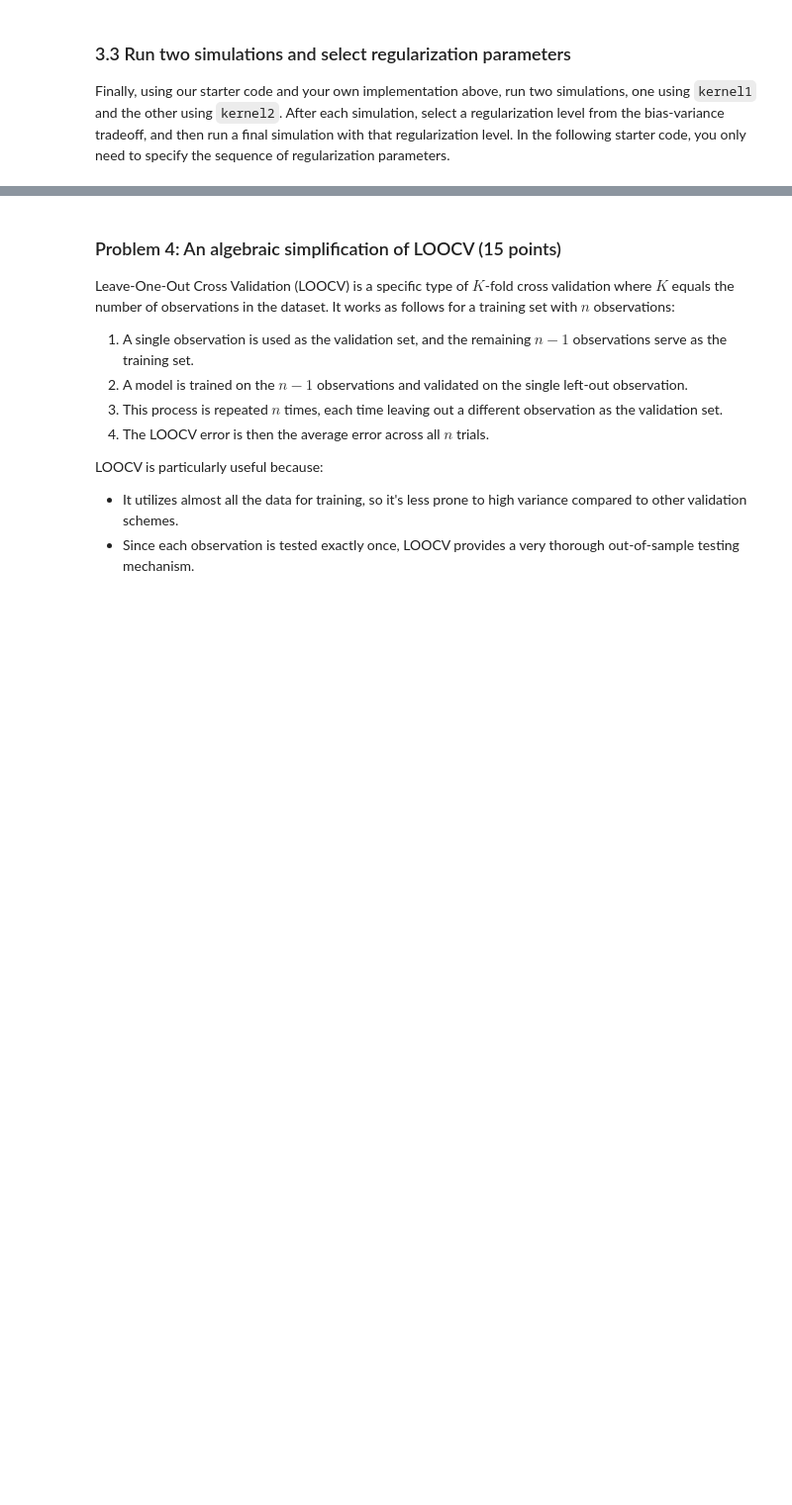
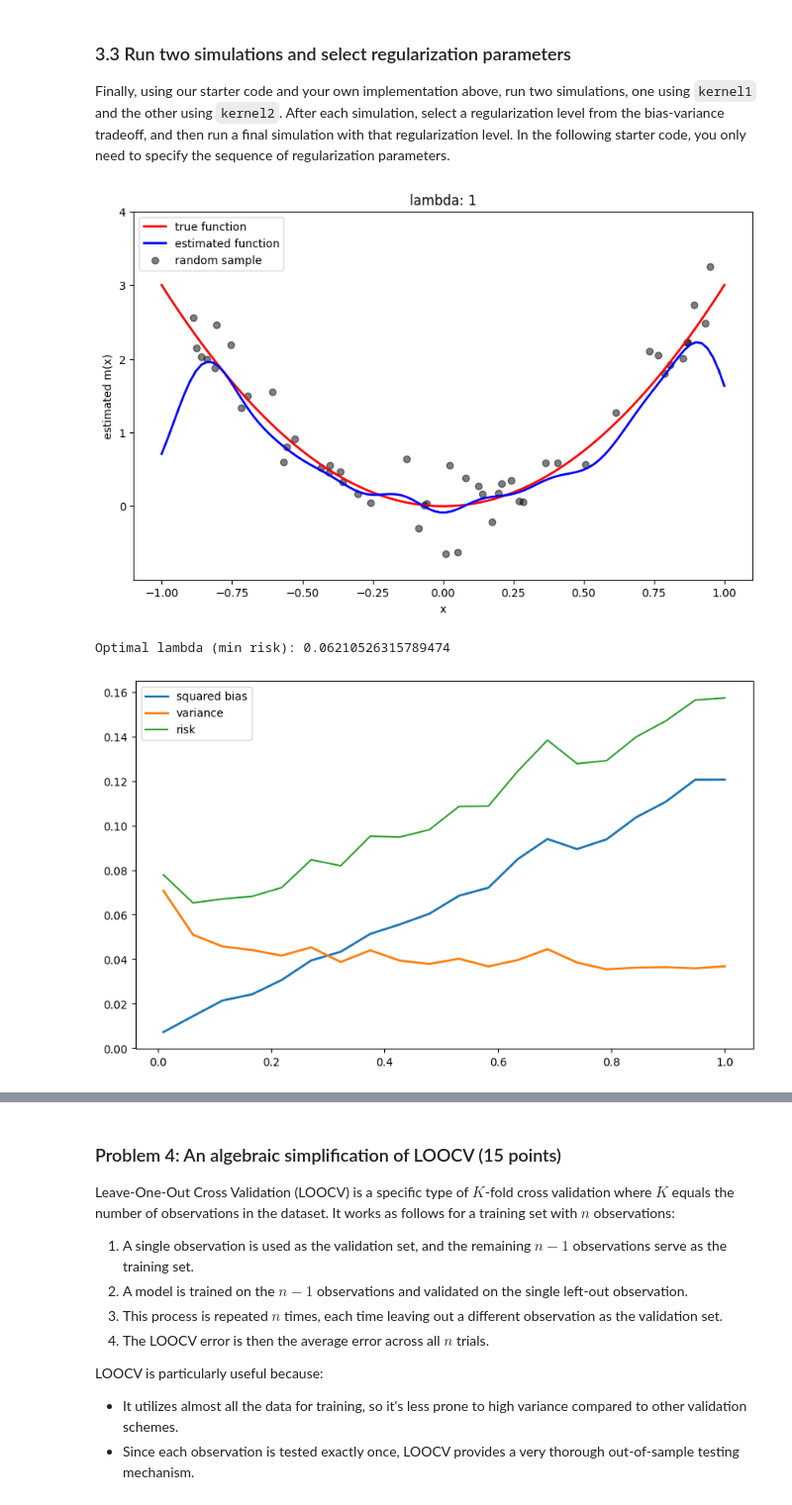
Before and after one commit to joycqu17/365, a Jupyter notebook: assignments/assn1/assn1.ipynb, the cells around one changed output, grey strips where cells are left out. Shown at 99% size. Cells and saved outputs as stored; diff of their text form; code cells hidden in the pictures; blank space fills up the shorter version.

```diff
--- a/assignments/assn1/assn1.ipynb
+++ b/assignments/assn1/assn1.ipynb
@@ -339,6 +339,10 @@ def run_simulation(kernel, lmbdas, show_bias_variance=True):
         sq_bias[i] = np.mean((np.mean(fhat[i], axis=0) - f)**2)
         variance[i] = np.mean(np.var(fhat[i], axis=0))
 
+    # Pick lambda with minimum risk
+    optimal_lambda = lmbdas[np.argmin(sq_bias + variance)]
+    print(f"Optimal lambda (min risk): {optimal_lambda}")
+
     plt.figure(figsize=(10,6))
     plt.plot(lmbdas, sq_bias, label='squared bias', linewidth=2)
     plt.plot(lmbdas, variance, label='variance', linewidth=2)
@@ -369,3 +360,35 @@ def kernel2(x,y):
+# %%
+def mercer_kernel_regress(kernel, X, y, x, lmbda):
+    n = len(X)
+
+    # Build training kernel matrix K
+    K = np.zeros((n, n))
+    for i in range(n):
+        for j in range(n):
+            K[i, j] = kernel(X[i], X[j])
+
+    # Solve for alpha
+    alpha = np.linalg.solve(K + lmbda*np.eye(n), y)
+
+    # Build kernel between training and test points
+    m = len(x)
+    Kx = np.zeros((m, n))
+    for i in range(m):
+        for j in range(n):
+            Kx[i, j] = kernel(X[j], x[i])
+
+    # Compute predictions
+    fhat = Kx @ alpha
+
+    return fhat
+
+def kernel1(x,y):
+   # Gaussian with h = 0.05
+ return np.exp(-(x-y)**2/(2*0.1**2))
+
+def kernel2(x,y):
+    # Gaussian with h = 0.1
+ return np.exp(-(x-y)**2/(2*0.2**2))
 # %% [markdown]
 ###  3.3 Run two simulations and select regularization parameters
 
@@ -378 +398,8 @@ run_simulation(kernel1, lmbdas)
+# %%
+lmbdas = np.linspace(0.01, 1, 20)
+run_simulation(kernel1, lmbdas)
+# %% [output]
+[figure, added]
+Optimal lambda (min risk): 0.06210526315789474
+[figure, added]
 # %%
```
Also changed, not shown: parts of 6 cells of this notebook.
